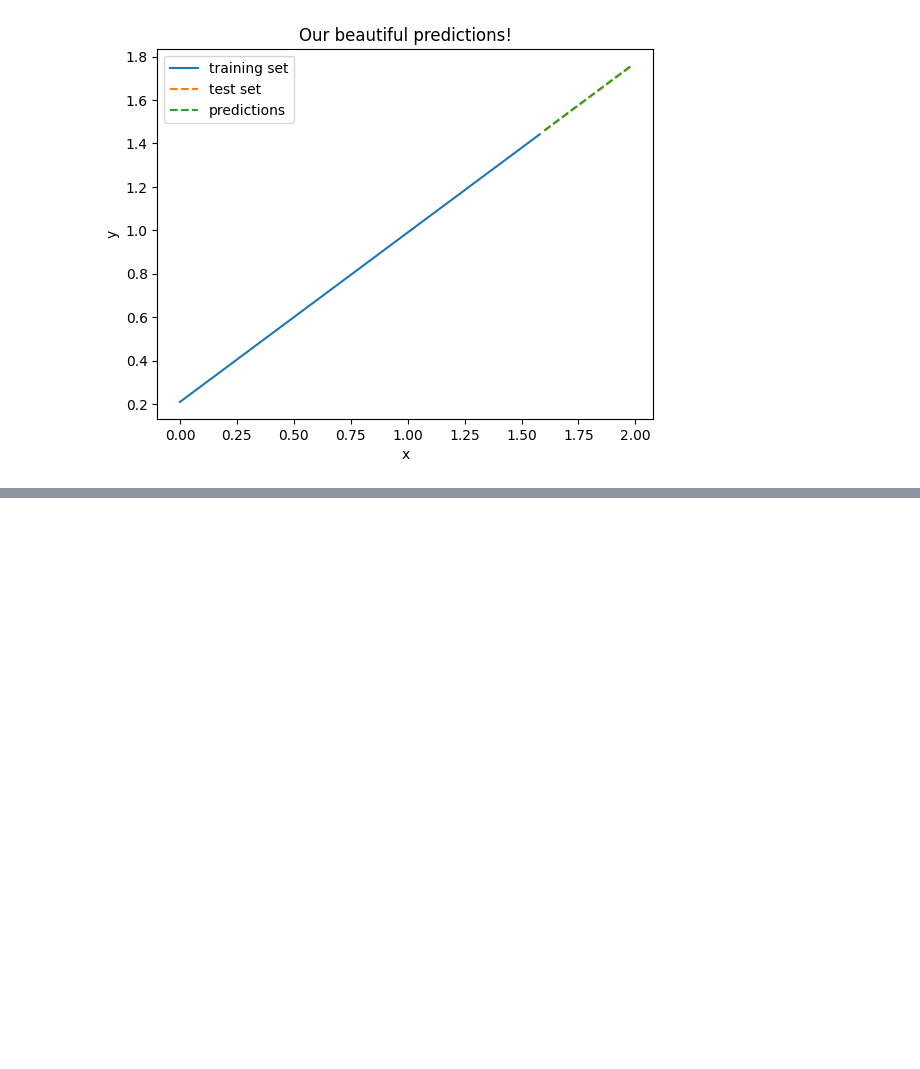
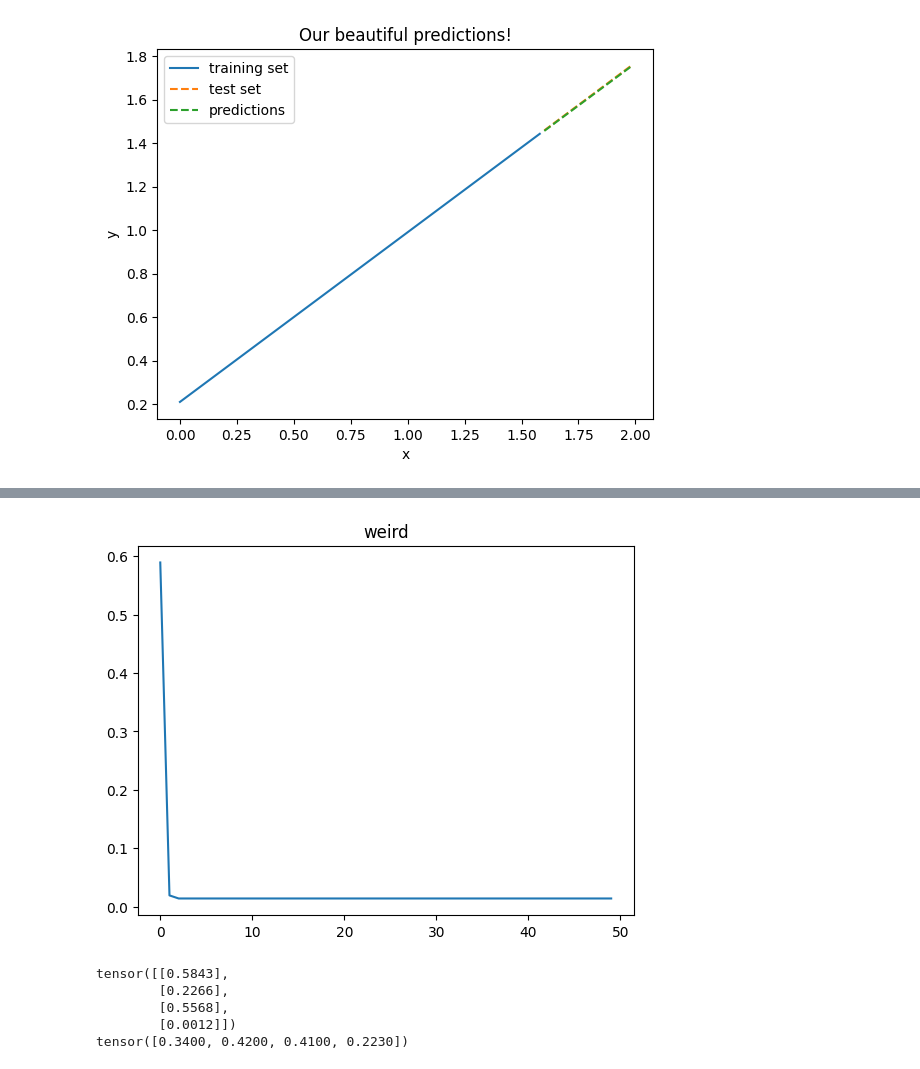
Before and after one commit to Cheslaff/KurwAI-archive, a Jupyter notebook: PyTorch/Study/workflow basics.ipynb, the cells around one changed output, grey strips where cells are left out. Saved outputs shown, nothing was run; the diff lists cells and outputs as text; code cells hidden in the pictures; blank space fills up the shorter version.

```diff
--- a/PyTorch/Study/workflow basics.ipynb
+++ b/PyTorch/Study/workflow basics.ipynb
@@ -152,0 +222,47 @@ Original: 0.21 Learned: tensor([0.2077])
+# %%
+weights = torch.tensor([0.34, 0.42, 0.41, 0.223])
+bias = 0.23
+
+torch.manual_seed(42)
+X = torch.rand((1_000, 4))
+y = torch.matmul(X, weights) + bias
+
+split_idx = int(X.shape[0] * 0.8)
+X_train, X_test = X[:split_idx], X[split_idx:]
+y_train, y_test = y[:split_idx], y[split_idx:]
+# %%
+steroid_modelka = LinearRegression()
+# %%
+loss_function = torch.nn.MSELoss()
+optimizer = torch.optim.Adam(params=steroid_modelka.parameters(),
+                                lr=0.01)
+# %%
+epochs = 5_000
+training_loss = []
+
+
+for epoch in range(epochs):
+    steroid_modelka.train()
+    # Loss:
+    y_pred = steroid_modelka(X_train)
+    loss = loss_function(y_pred, y_train)
+    if epoch % 100 == 0:
+        training_loss.append(loss.item())
+    # Update:
+    optimizer.zero_grad()
+    loss.backward()
+    optimizer.step()
+# %%
+plt.title("weird")
+plt.plot(torch.arange(epochs // 100), training_loss);
+# %% [output]
+[figure, added]
+# %%
+print(steroid_modelka.state_dict()["weights"])
+print(weights)
+# %% [output]
+tensor([[0.5843],
+        [0.2266],
+        [0.5568],
+        [0.0012]])
+tensor([0.3400, 0.4200, 0.4100, 0.2230])
```
Also changed, not shown: parts of 19 cells of this notebook.
